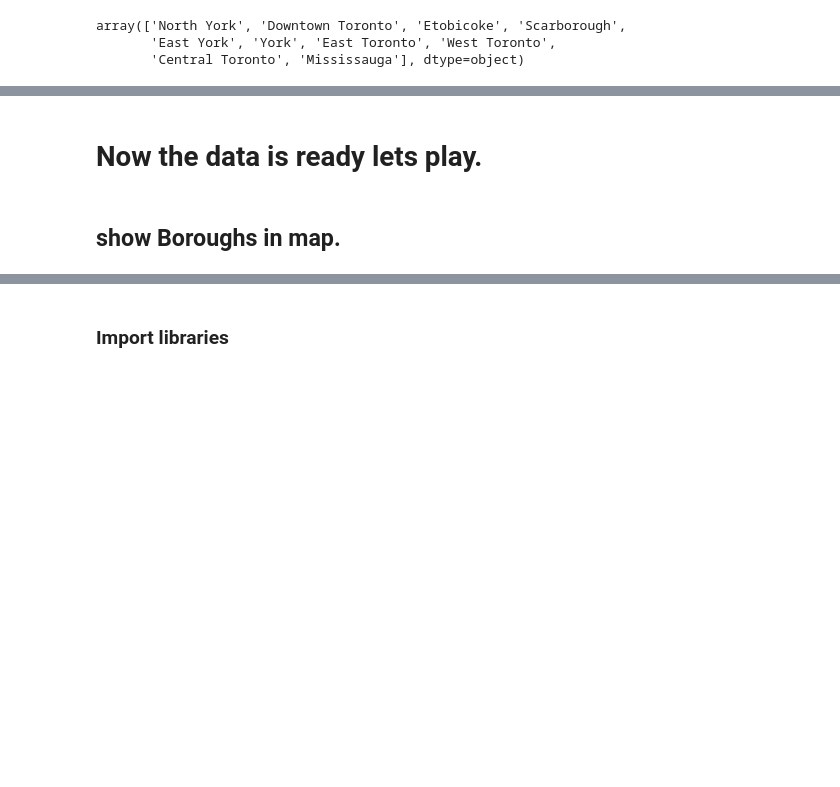
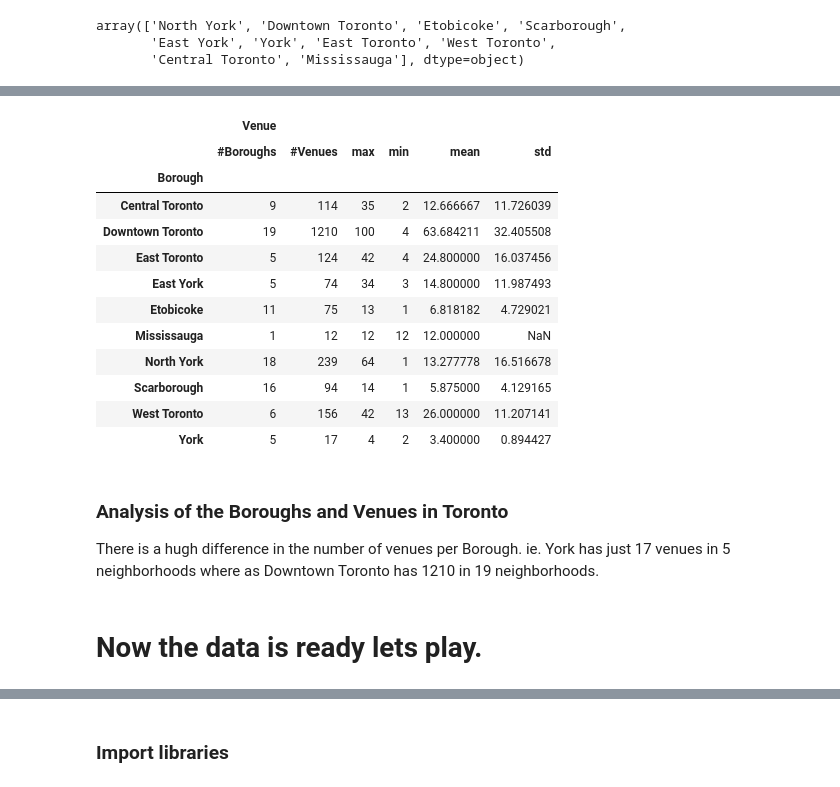
Before and after one commit to GuyVanTricht/Coursera_Capstone, a Jupyter notebook: Neighborhoods of Toronto.ipynb, the cells around one changed output, grey strips where cells are left out. Cells and saved outputs as stored; diff of their text form; code cells hidden in the pictures; blank space fills up the shorter version.

```diff
--- a/Neighborhoods of Toronto.ipynb
+++ b/Neighborhoods of Toronto.ipynb
@@ -89,0 +77,9 @@ df_geo.head()
+# %%
+try:
+    df_geo = pd.read_csv("Geospatial_data.csv")
+except:
+    !wget -q -O 'Geospatial_data.csv' http://cocl.us/Geospatial_data
+    print('Data downloaded!')
+    df_geo = pd.read_csv("Geospatial_data.csv")
+
+df_geo.head()
@@ -113,0 +172,12 @@ array(['North York', 'Downtown Toronto', 'Etobicoke', 'Scarborough',
+# %%
+#!rm df_toronto_venues.csv
+# First try to see if data is already uploaded from Foursquare (save credits). If you want to start always from fresh data uncomment line abouve to remove local file.
+file_toronto_venues='df_toronto_venues.csv'
+try:
+    df_toronto_venues = pd.read_csv(file_toronto_venues)
+    print('Reading data from local file {}'.format(file_toronto_venues))
+except:
+    radius = 500
+    LIMIT = 100
+    df_toronto_venues = getNearbyVenues(boroughs=df_toronto['Borough'], names=df_toronto['Neighborhood'], latitudes=df_toronto['Latitude'], longitudes=df_toronto['Longitude'], radius=radius, LIMIT=LIMIT)
+    df_toronto_venues.to_csv(file_toronto_venues)
@@ -114,4 +202,24 @@ array(['North York', 'Downtown Toronto', 'Etobicoke', 'Scarborough',
+# %%
+df_toronto_number_neighborhoods_borough = df_toronto_venues[['Borough','Neighborhood','Venue']].groupby(['Borough','Neighborhood'], as_index=False).count()
+
+df_toronto_venus_analysis = df_toronto_number_neighborhoods_borough.groupby('Borough').agg(['count','sum','max', 'min', 'mean', 'std']).rename( columns={"count":"#Boroughs","sum" : "#Venues"})
+df_toronto_venus_analysis
+# %% [output]
+|  | Venue |  |  |  |  |  |
+|  | #Boroughs | #Venues | max | min | mean | std |
+| Borough |  |  |  |  |  |  |
+| Central Toronto | 9 | 114 | 35 | 2 | 12.666667 | 11.726039 |
+| Downtown Toronto | 19 | 1210 | 100 | 4 | 63.684211 | 32.405508 |
+| East Toronto | 5 | 124 | 42 | 4 | 24.800000 | 16.037456 |
+| East York | 5 | 74 | 34 | 3 | 14.800000 | 11.987493 |
+| Etobicoke | 11 | 75 | 13 | 1 | 6.818182 | 4.729021 |
+| Mississauga | 1 | 12 | 12 | 12 | 12.000000 | NaN |
+| North York | 18 | 239 | 64 | 1 | 13.277778 | 16.516678 |
+| Scarborough | 16 | 94 | 14 | 1 | 5.875000 | 4.129165 |
+| West Toronto | 6 | 156 | 42 | 13 | 26.000000 | 11.207141 |
+| York | 5 | 17 | 4 | 2 | 3.400000 | 0.894427 |
+# %% [markdown]
+### Analysis of the Boroughs and Venues in Toronto
+There is a hugh difference in the number of venues per Borough. ie. York has just 17 venues in 5 neighborhoods where as Downtown Toronto has 1210 in 19 neighborhoods.
 # %% [markdown]
 # Now the data is ready lets play.
-# %% [markdown]
-## show Boroughs in map.
```
Also changed, not shown: parts of 19 cells of this notebook.
